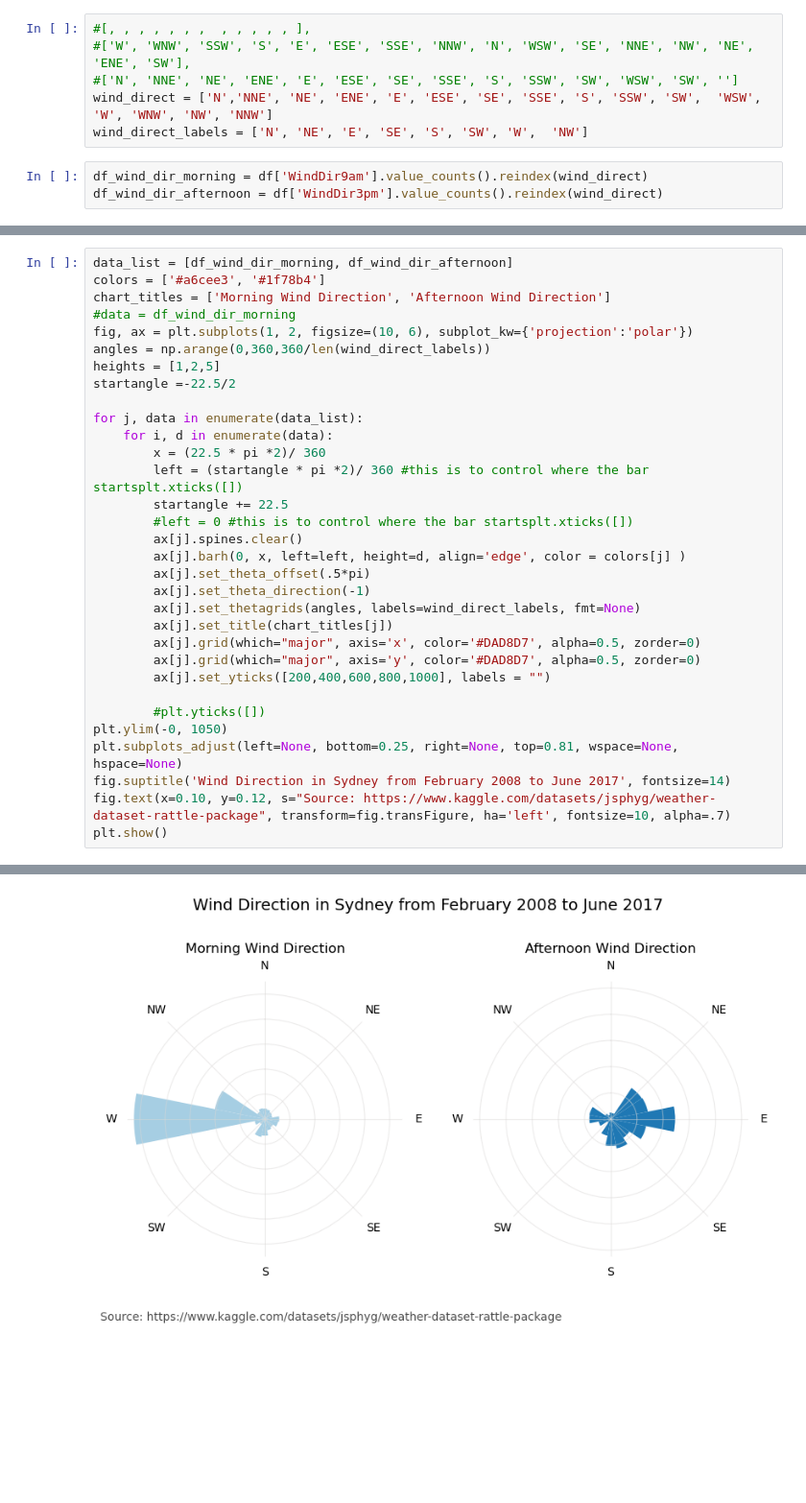
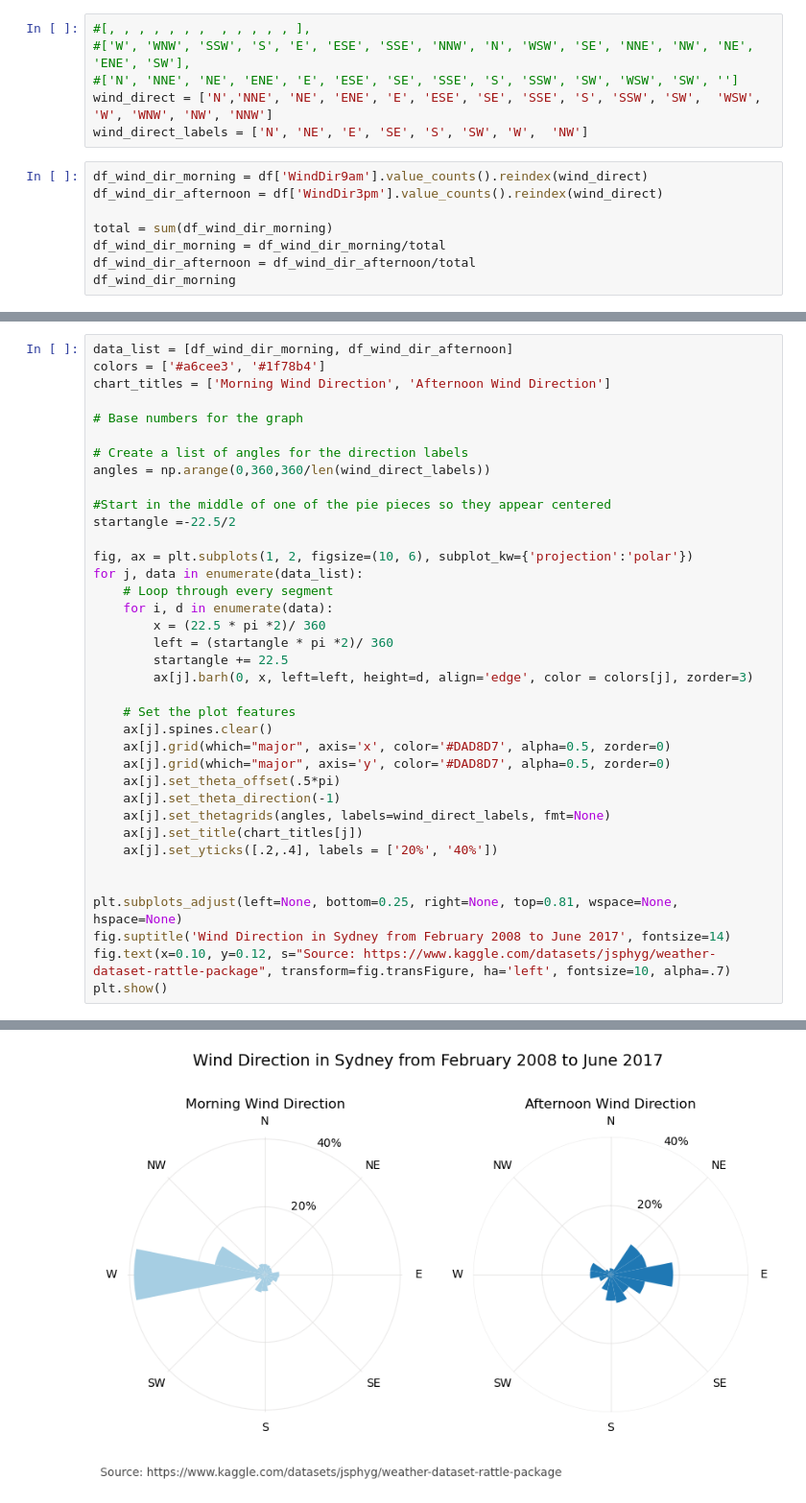
Before and after one commit to M-Harms/Data-Visualization, a Jupyter notebook: sydney_weather.ipynb, the cells around one changed output, grey strips where cells are left out. Shown: that part at 96% size. Drawn from its saved outputs; the diff is of its cells as text; blank space fills up the shorter version.

```diff
--- a/sydney_weather.ipynb
+++ b/sydney_weather.ipynb
@@ -34,3 +53,8 @@ wind_direct_labels = ['N', 'NE', 'E', 'SE', 'S', 'SW', 'W',  'NW']
 # %%
 df_wind_dir_morning = df['WindDir9am'].value_counts().reindex(wind_direct)
 df_wind_dir_afternoon = df['WindDir3pm'].value_counts().reindex(wind_direct)
+
+total = sum(df_wind_dir_morning)
+df_wind_dir_morning = df_wind_dir_morning/total
+df_wind_dir_afternoon = df_wind_dir_afternoon/total
+df_wind_dir_morning
@@ -38,30 +81,35 @@ df_wind_dir_afternoon = df['WindDir3pm'].value_counts().reindex(wind_direct)
 data_list = [df_wind_dir_morning, df_wind_dir_afternoon]
 colors = ['#a6cee3', '#1f78b4']
 chart_titles = ['Morning Wind Direction', 'Afternoon Wind Direction']
-#data = df_wind_dir_morning
-fig, ax = plt.subplots(1, 2, figsize=(10, 6), subplot_kw={'projection':'polar'})
+
+# Base numbers for the graph
+
+# Create a list of angles for the direction labels
 angles = np.arange(0,360,360/len(wind_direct_labels))
-heights = [1,2,5]
+
+#Start in the middle of one of the pie pieces so they appear centered
 startangle =-22.5/2
 
+fig, ax = plt.subplots(1, 2, figsize=(10, 6), subplot_kw={'projection':'polar'})
 for j, data in enumerate(data_list):
+    # Loop through every segment
     for i, d in enumerate(data):
         x = (22.5 * pi *2)/ 360
-        left = (startangle * pi *2)/ 360 #this is to control where the bar startsplt.xticks([])
+        left = (startangle * pi *2)/ 360
         startangle += 22.5
-        #left = 0 #this is to control where the bar startsplt.xticks([])
-        ax[j].spines.clear()
-        ax[j].barh(0, x, left=left, height=d, align='edge', color = colors[j] )
-        ax[j].set_theta_offset(.5*pi)
-        ax[j].set_theta_direction(-1)
-        ax[j].set_thetagrids(angles, labels=wind_direct_labels, fmt=None)
-        ax[j].set_title(chart_titles[j])
-        ax[j].grid(which="major", axis='x', color='#DAD8D7', alpha=0.5, zorder=0)
-        ax[j].grid(which="major", axis='y', color='#DAD8D7', alpha=0.5, zorder=0)
-        ax[j].set_yticks([200,400,600,800,1000], labels = "")
+        ax[j].barh(0, x, left=left, height=d, align='edge', color = colors[j], zorder=3)
 
-        #plt.yticks([])
-plt.ylim(-0, 1050)
+    # Set the plot features
+    ax[j].spines.clear()
+    ax[j].grid(which="major", axis='x', color='#DAD8D7', alpha=0.5, zorder=0)
+    ax[j].grid(which="major", axis='y', color='#DAD8D7', alpha=0.5, zorder=0)
+    ax[j].set_theta_offset(.5*pi)
+    ax[j].set_theta_direction(-1)
+    ax[j].set_thetagrids(angles, labels=wind_direct_labels, fmt=None)
+    ax[j].set_title(chart_titles[j])
+    ax[j].set_yticks([.2,.4], labels = ['20%', '40%'])
+
+
 plt.subplots_adjust(left=None, bottom=0.25, right=None, top=0.81, wspace=None, hspace=None)
 fig.suptitle('Wind Direction in Sydney from February 2008 to June 2017', fontsize=14)
 fig.text(x=0.10, y=0.12, s="Source: https://www.kaggle.com/datasets/jsphyg/weather-dataset-rattle-package", transform=fig.transFigure, ha='left', fontsize=10, alpha=.7)
@@ -70,4 +119,4 @@ plt.show()
-[figure, old version]
+[figure, new version]
 # %%
 #df.groupby([]).
 #df.groupby(['WindSpeed9am', 'WindSpeed3pm', 'month'])['WindSpeed9am'].mean().unstack('month').reset_index()
```
Also changed, not shown: parts of 10 cells of this notebook, 3 other files.
